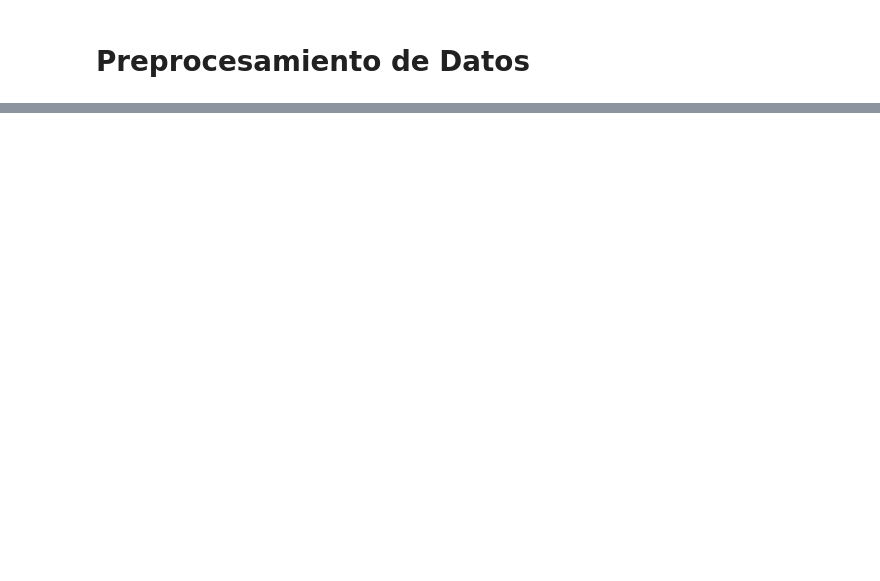
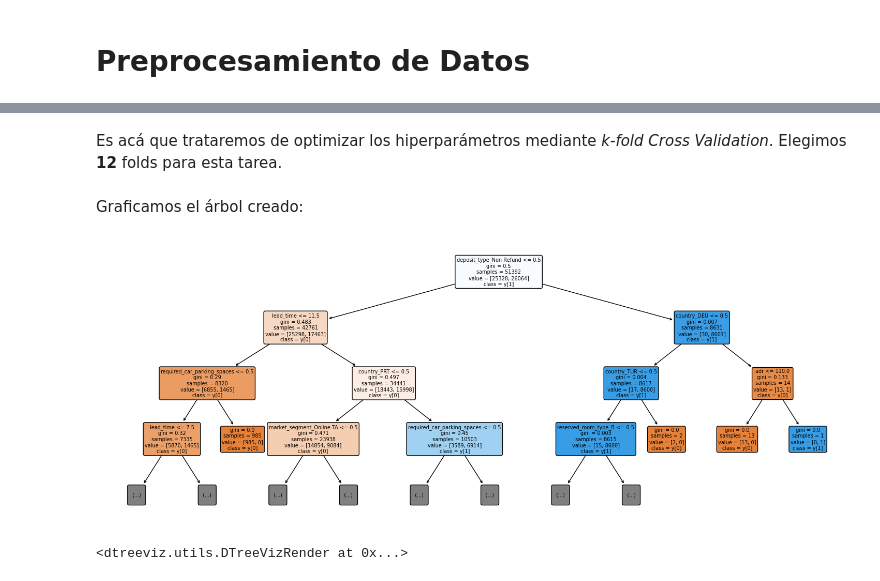
Before and after one commit to NLGS2907/7506R-2C2023-GRUPO03, a Jupyter notebook: TPs/TP1/Checkpoint 2/7506R_TP1_GRUPO03_CHP2_ENTREGA.ipynb, the cells around one changed output, grey strips where cells are left out. Cells and saved outputs as stored; diff of their text form; code cells hidden in the pictures; blank space fills up the shorter version.

```diff
--- a/TPs/TP1/Checkpoint 2/7506R_TP1_GRUPO03_CHP2_ENTREGA.ipynb
+++ b/TPs/TP1/Checkpoint 2/7506R_TP1_GRUPO03_CHP2_ENTREGA.ipynb
@@ -64,0 +173,2 @@ Y luego le aplicamos rápidamente todos los tratamientos explicados en detalle e
+# %%
+df_chp2 = tratamiento_chp1(train)
@@ -64,0 +299,10 @@ Y luego le aplicamos rápidamente todos los tratamientos explicados en detalle e
+# %%
+train_dummies = get_df_dummies(df_chp2)
+train_dummies_x, train_dummies_y = split_in_axes(train_dummies, target="is_canceled")
+semilla = 3
+
+x_train, x_test, y_train, y_test = train_test_split(train_dummies_x,
+                                                    train_dummies_y,
+                                                    test_size=0.15,
+                                                    stratify=train_dummies_y,
+                                                    random_state=semilla)
@@ -64,0 +373,2 @@ Y luego le aplicamos rápidamente todos los tratamientos explicados en detalle e
+# %% [markdown]
+Es acá que trataremos de optimizar los hiperparámetros mediante _k-fold Cross Validation_. Elegimos **12** folds para esta tarea.
@@ -64,0 +388,46 @@ Y luego le aplicamos rápidamente todos los tratamientos explicados en detalle e
+# %%
+# --- Árbol creado manualmente ---
+arbol = DecisionTreeClassifier(criterion="gini",
+                               max_depth=17,
+                               min_samples_split=3,
+                               random_state=semilla)
+# --------------------------------
+
+# --- Árbol del CV ---
+# cv.best_params_.update({"random_state": semilla})
+# arbol = DecisionTreeClassifier().set_params(**cv.best_params_)
+# --------------------
+
+modelo = arbol.fit(X=x_train,
+                   y=y_train)
+# %% [markdown]
+Graficamos el árbol creado:
+# %%
+# por sklearn
+plt.figure(figsize=(18.5, 7))
+plt.suptitle("Árbol de decisión: Mejor Iteración")
+plot_arbol = plot_tree(modelo,
+                       max_depth=3,
+                       feature_names=x_train.columns.to_list(),
+                       filled=True,
+                       rounded=True,
+                       fontsize=7,
+                       class_names=True)
+
+plt.show(plot_arbol)
+# %% [output]
+[figure, added]
+# %%
+# por dtreeviz
+viz_model = dtreeviz.model(modelo,
+                           X_train=x_train, y_train=y_train,
+                           feature_names=x_train.columns.to_list(),
+                           target_name="is_canceled",
+                           class_names=["No (0)", "Yes (1)"])
+
+viz_model.view(depth_range_to_display=(0, 4), # Hasta el 5to nivel
+               fontname="monospace", # Para que no llore con Arial
+               title="Árbol de decisión: Mejor Iteración",
+               title_fontsize=20)
+# %% [output]
+<dtreeviz.utils.DTreeVizRender at 0x...>
```
Also changed, not shown: parts of 41 cells of this notebook.
